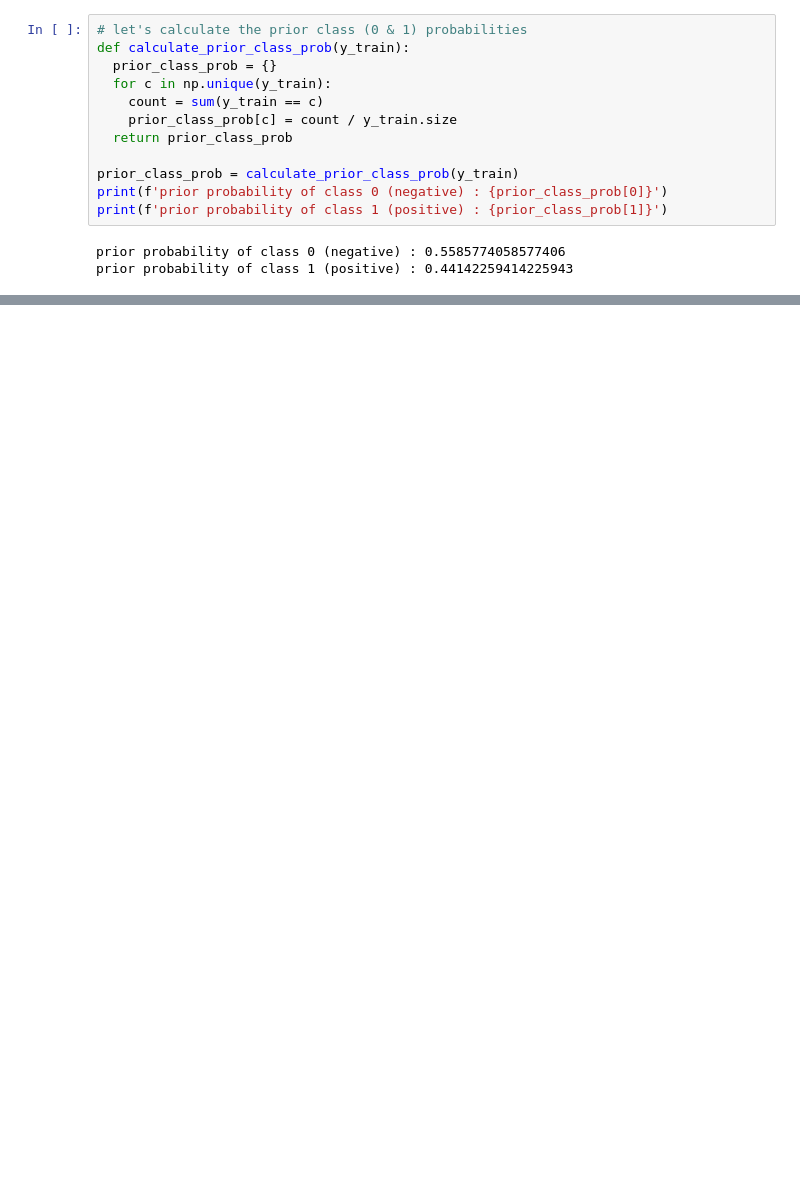
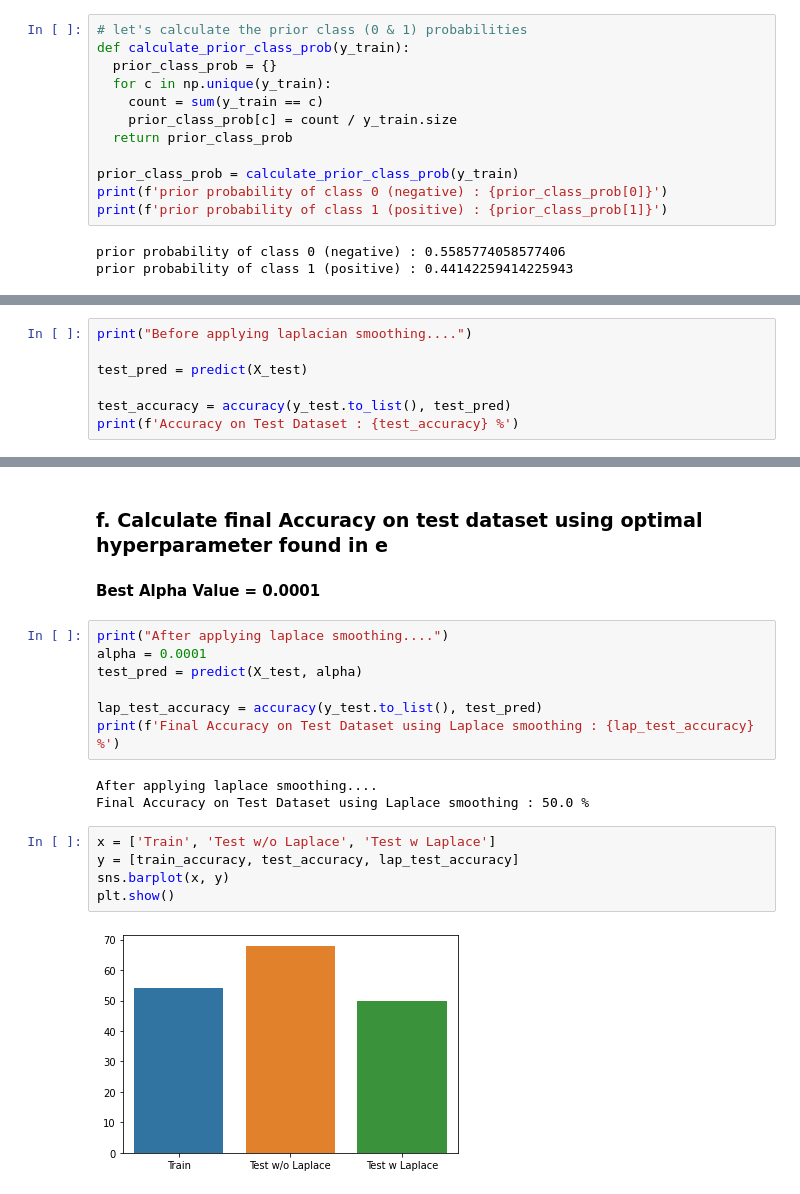
Before and after one commit to jay-thakur/Sentiment-Analysis, a Jupyter notebook: Sentiment_Analysis.ipynb, the cells around one changed output, grey strips where cells are left out. Cells and saved outputs as stored; diff of their text form; blank space fills up the shorter version.

```diff
--- a/Sentiment_Analysis.ipynb
+++ b/Sentiment_Analysis.ipynb
@@ -161,0 +420,7 @@ def tokenize(sentence):
+# %%
+print("Before applying laplacian smoothing....")
+
+test_pred = predict(X_test)
+
+test_accuracy = accuracy(y_test.to_list(), test_pred)
+print(f'Accuracy on Test Dataset : {test_accuracy} %')
@@ -161,0 +543,21 @@ def tokenize(sentence):
+# %% [markdown]
+### **f. Calculate final Accuracy on test dataset using optimal hyperparameter found in e**
+# %% [markdown]
+**Best Alpha Value = 0.0001**
+# %%
+print("After applying laplace smoothing....")
+alpha = 0.0001
+test_pred = predict(X_test, alpha)
+
+lap_test_accuracy = accuracy(y_test.to_list(), test_pred)
+print(f'Final Accuracy on Test Dataset using Laplace smoothing : {lap_test_accuracy} %')
+# %% [output]
+After applying laplace smoothing....
+Final Accuracy on Test Dataset using Laplace smoothing : 50.0 %
+# %%
+x = ['Train', 'Test w/o Laplace', 'Test w Laplace']
+y = [train_accuracy, test_accuracy, lap_test_accuracy]
+sns.barplot(x, y)
+plt.show()
+# %% [output]
+[figure, added]
```
Also changed, not shown: parts of 36 cells of this notebook.
